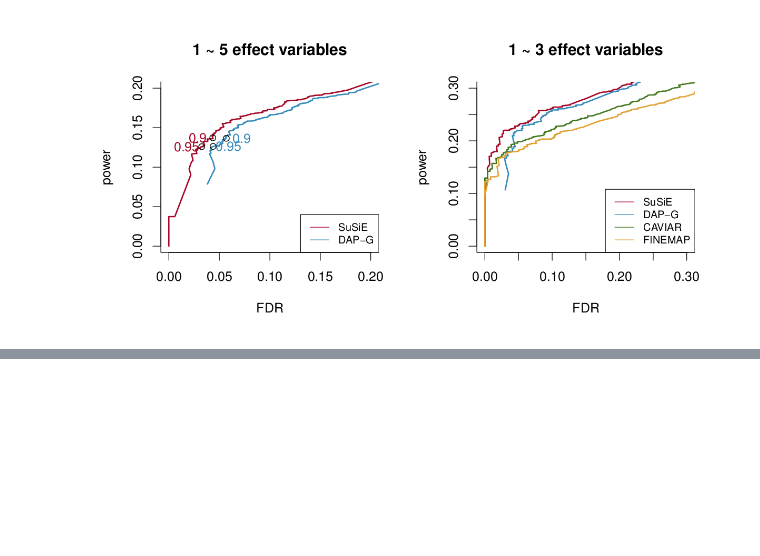
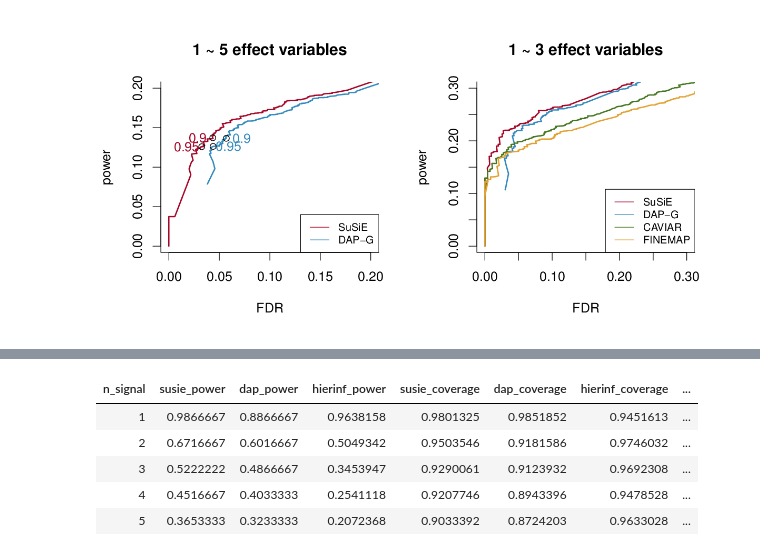
Before and after one commit to stephenslab/dsc-finemap, a Jupyter notebook: analysis/benchmark_evaluation.ipynb, the cells around one changed output, grey strips where cells are left out. Saved outputs shown, nothing was run; the diff lists cells and outputs as text; code cells hidden in the pictures; blank space fills up the shorter version.

```diff
--- a/analysis/benchmark_evaluation.ipynb
+++ b/analysis/benchmark_evaluation.ipynb
@@ -440,0 +507,3 @@ bash: expand = True
+# %%
+hierinf_result = readRDS('/home/gaow/GIT/lab-dsc/dsc-finemap/output/susie_paper/result_20190610_CS_hierinf_fwer_0.01_susie_prior_0p1_null_0p0.rds')[,c(1,7,10,13,16)]
+hierinf_result
@@ -440,0 +529,11 @@ bash: expand = True
+# %%
+res = cbind(previous_res, hierinf_result)
+# %%
+res[,c(1,2,3,13,4,5,14,8,9,15,10,11,16)]
+# %% [output]
+| n_signal | susie_power | dap_power | hierinf_power | susie_coverage | dap_coverage | hierinf_coverage | ... |
+| 1 | 0.9866667 | 0.8866667 | 0.9638158 | 0.9801325 | 0.9851852 | 0.9451613 | ... |
+| 2 | 0.6716667 | 0.6016667 | 0.5049342 | 0.9503546 | 0.9181586 | 0.9746032 | ... |
+| 3 | 0.5222222 | 0.4866667 | 0.3453947 | 0.9290061 | 0.9123932 | 0.9692308 | ... |
+| 4 | 0.4516667 | 0.4033333 | 0.2541118 | 0.9207746 | 0.8943396 | 0.9478528 | ... |
+| 5 | 0.3653333 | 0.3233333 | 0.2072368 | 0.9033392 | 0.8724203 | 0.9633028 | ... |
```
Also changed, not shown: parts of 8 cells of this notebook, 2 other files.
